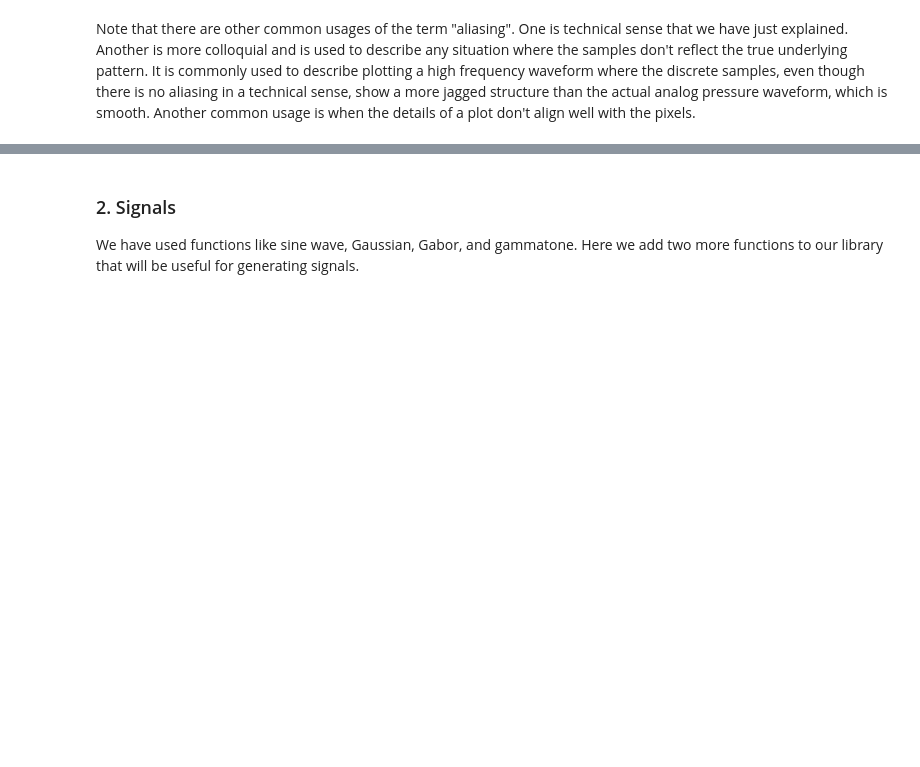
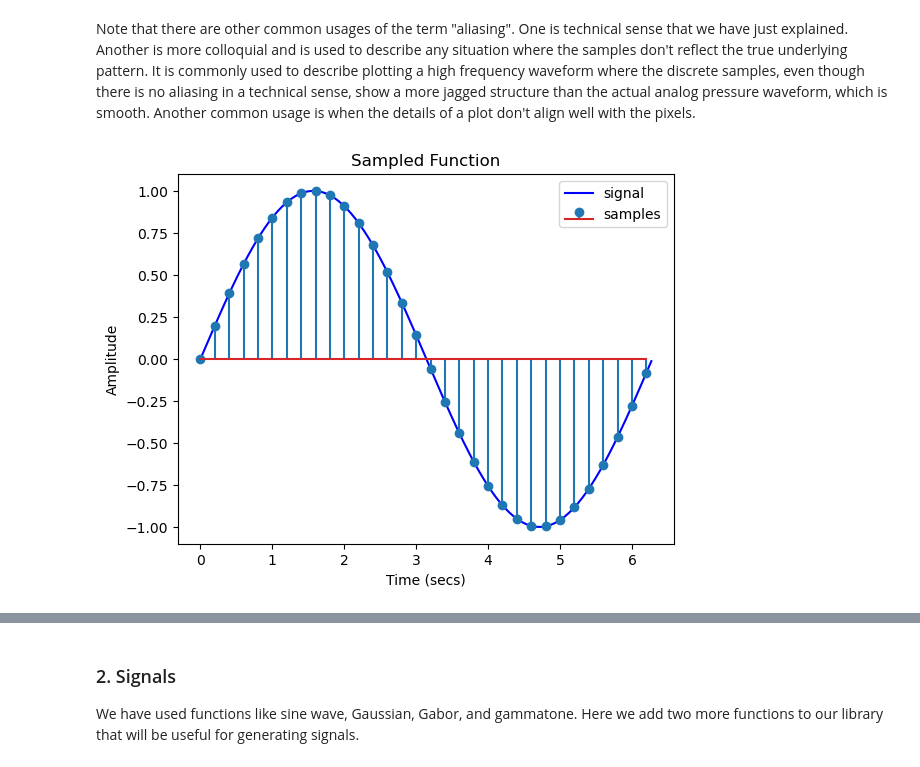
Before and after one commit to sakinkirti/CSDS364, a Jupyter notebook: A3a/A3a_sak207.ipynb, the cells around one changed output, grey strips where cells are left out. Cells and saved outputs as stored; diff of their text form; code cells hidden in the pictures; blank space fills up the shorter version.

```diff
--- a/A3a/A3a_sak207.ipynb
+++ b/A3a/A3a_sak207.ipynb
@@ -58,3 +91,8 @@ Use your function above to illustrate different types of sampling phenomena for
 4. cosine sampled above Nyquist frequency that clearly shows aliasing
 # %% [markdown]
 Note that there are other common usages of the term "aliasing".  One is technical sense that we have just explained. Another is more colloquial and is used to describe any situation where the samples don't reflect the true underlying pattern.  It is commonly used to describe plotting a high frequency waveform where the discrete samples, even though there is no aliasing in a technical sense, show a more jagged structure than the actual analog pressure waveform, which is smooth.  Another common usage is when the details of a plot don't align well with the pixels.
+# %%
+# sine wave below Nyquist frequency
+plot_sampled_function(g=np.sin, f=0.03, fs=0.2, tlim=(0, 2*np.pi))
+# %% [output]
+[figure, added]
```
Also changed, not shown: parts of 28 cells of this notebook, 5 other files.
